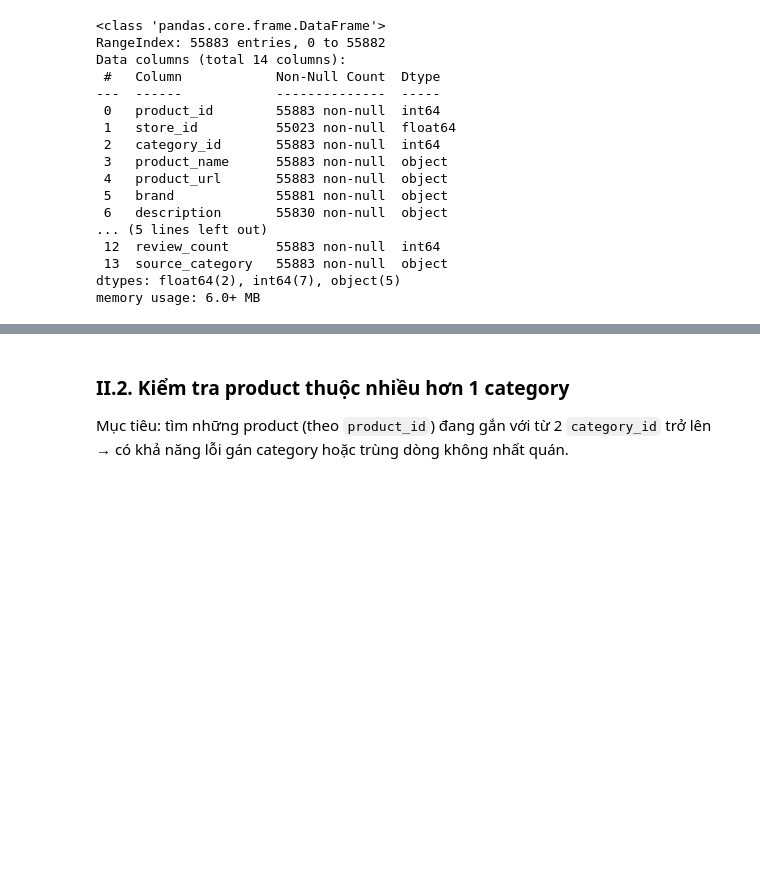
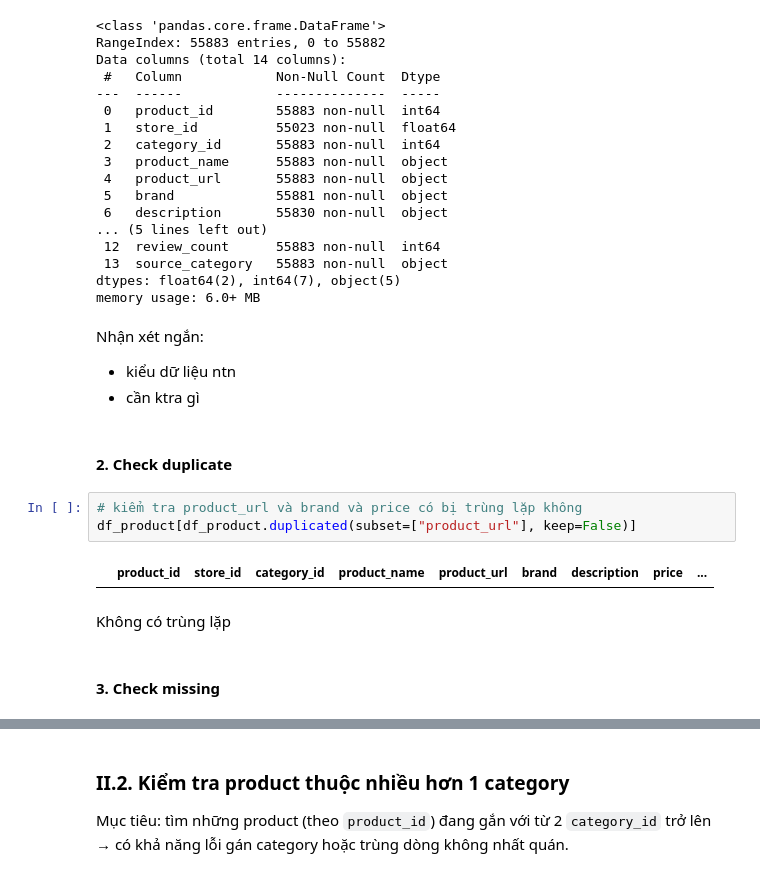
Before and after one commit to phuongth05/DV_LAB01, a Jupyter notebook: notebooks/01_preprocessing.ipynb, the cells around one changed output, grey strips where cells are left out. Saved outputs shown, nothing was run; the diff lists cells and outputs as text; blank space fills up the shorter version.

```diff
--- a/notebooks/01_preprocessing.ipynb
+++ b/notebooks/01_preprocessing.ipynb
@@ -153,3 +217,18 @@ Data columns (total 14 columns):
  13  source_category   55883 non-null  object
 dtypes: float64(2), int64(7), object(5)
 memory usage: 6.0+ MB
+# %% [markdown]
+Nhận xét ngắn:
+- kiểu dữ liệu ntn
+- cần ktra gì
+# %% [markdown]
+#### 2. Check duplicate
+# %%
+# kiểm tra product_url và brand và price có bị trùng lặp không
+df_product[df_product.duplicated(subset=["product_url"], keep=False)]
+# %% [output]
+|  | product_id | store_id | category_id | product_name | product_url | brand | description | price | ... |
+# %% [markdown]
+Không có trùng lặp
+# %% [markdown]
+#### 3. Check missing
```
Also changed, not shown: parts of 53 cells of this notebook, 1 other file.
